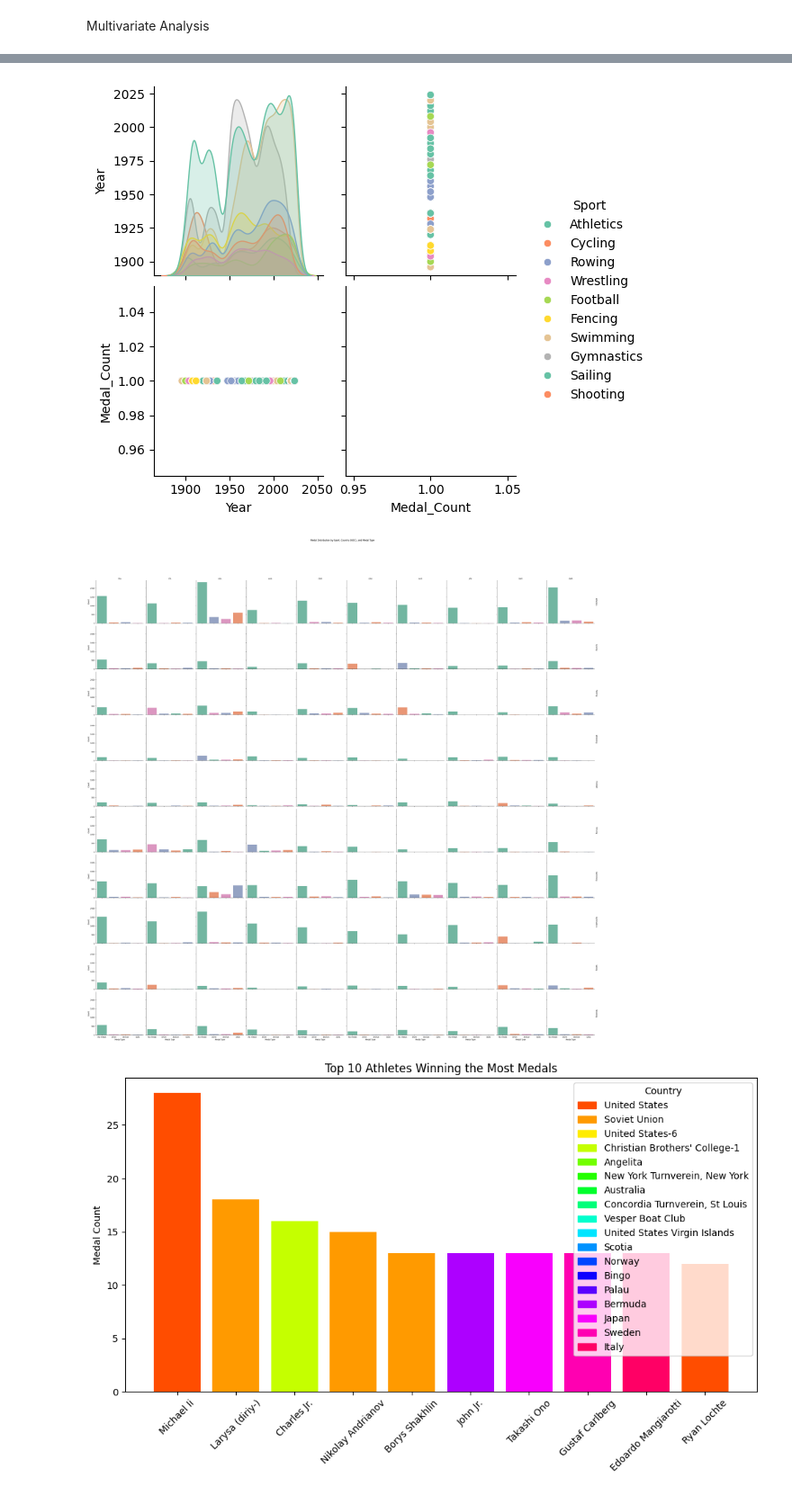
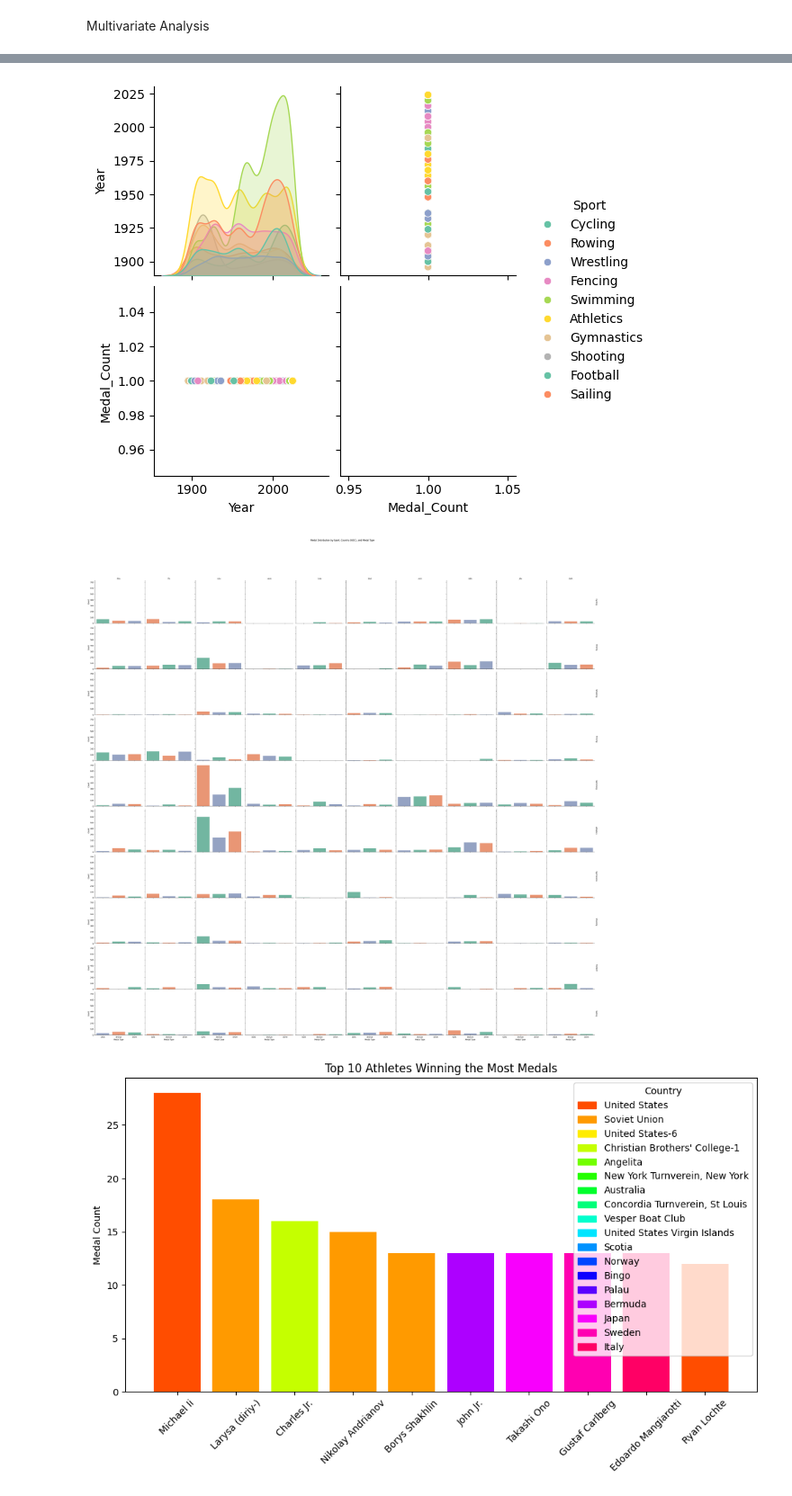
Before and after one commit to PrasoonAZ/ML-Assignment-1-OLympics-Database, a Jupyter notebook: ML_Assignment.ipynb, the cells around one changed output, grey strips where cells are left out. Shown at 90% size. Drawn from its saved outputs; the diff is of its cells as text; code cells hidden in the pictures.

```diff
--- a/ML_Assignment.ipynb
+++ b/ML_Assignment.ipynb
@@ -106,0 +154,21 @@ memory usage: 19.3+ MB
+# %%
+medals_1896_2024 = df_olympics[df_olympics['Medal'] != 'No medal']
+
+medal_counts = medals_1896_2024.groupby(['Team', 'Sport', 'Medal']).size().unstack(fill_value=0).reset_index()
+
+medal_counts = medal_counts[['Team', 'Sport', 'Gold', 'Silver', 'Bronze']].fillna(0)
+
+medal_counts['Total_Medals'] = medal_counts['Gold'] + medal_counts['Silver'] + medal_counts['Bronze']
+most_medals_by_sport = medal_counts.loc[medal_counts.groupby('Sport')['Total_Medals'].idxmax()]
+
+for index, row in most_medals_by_sport.iterrows():
+    sport = row['Sport']
+    team = row['Team']
+    gold = int(row['Gold'])
+    silver = int(row['Silver'])
+    bronze = int(row['Bronze'])
+    print(f"Sport: {sport}")
+    print(f"Team with the Best Performance: {team}")
+    print(f"Gold Medals: {gold}")
+    print(f"Silver Medals: {silver}")
+    print(f"Bronze Medals: {bronze}\n")
@@ -609,43 +772,43 @@ From this analysis, we can observe patterns in how different sports perform acro
 potential trends or shifts in dominance among sports and countries over the years.
 '''
 
-pair_data = df_olympics[df_olympics['NOC'].isin(top_noc) & df_olympics['Sport'].isin(top_sports) & (df_olympics['Medal'] != 'No Medal')]
+pair_data = df_olympics[df_olympics['NOC'].isin(top_noc) & df_olympics['Sport'].isin(top_sports) & (df_olympics['Medal'] != 'No medal')]
 pair_data['Medal_Count'] = 1  # Create a column to count medals
 
 # Pair plot for Year, Sport, Medal Count, and NOC
 sns.pairplot(pair_data, vars=['Year', 'Medal_Count'], hue='Sport', palette='Set2')
 plt.show()
 # %% [output]
-[figure, old version]
+[figure, new version]
 # %%
 '''
 Performing multivariate analysis to explore the distribution of Olympic medals across different sports and countries (NOCs)
 in the df_olympics dataset.
 
 A new column, 'Medal_Type', is created to categorize the types of medals (Gold, Silver, Bronze) for easier plotting.
 
 The FacetGrid is then set up to create individual subplots for each combination of sport and country (NOC).
 Each subplot displays a count plot showing the distribution of medal types for that specific sport and country.
 
 This visualization provides insights into how different countries perform in various sports, highlighting the types of
 medals they have won.
 By examining these facets, we can identify trends in performance across sports and countries, offering a comprehensive
 view of Olympic achievements.
 
 '''
 
-facet_data = df_olympics[df_olympics['NOC'].isin(top_noc) & df_olympics['Sport'].isin(top_sports) & (df_olympics['Medal'] != 'No Medal')]
+facet_data = df_olympics[df_olympics['NOC'].isin(top_noc) & df_olympics['Sport'].isin(top_sports) & (df_olympics['Medal'] != 'No medal')]
 facet_data['Medal_Type'] = facet_data['Medal']
 
 g = sns.FacetGrid(facet_data, row='Sport', col='NOC', margin_titles=True, height=4)
 g.map_dataframe(sns.countplot, x='Medal_Type', palette='Set2')
 g.set_axis_labels("Medal Type", "Count")
 g.set_titles(col_template="{col_name}", row_template="{row_name}")
 plt.subplots_adjust(top=0.9)
 g.fig.suptitle('Medal Distribution by Sport, Country (NOC), and Medal Type')
 plt.show()
 # %% [output]
-[figure, old version]
+[figure, new version]
 # %%
 '''
 Performing analysis to identify the top 10 athletes with the most Olympic medals in the df_olympics dataset.
```
Also changed, not shown: parts of 10 cells of this notebook.
